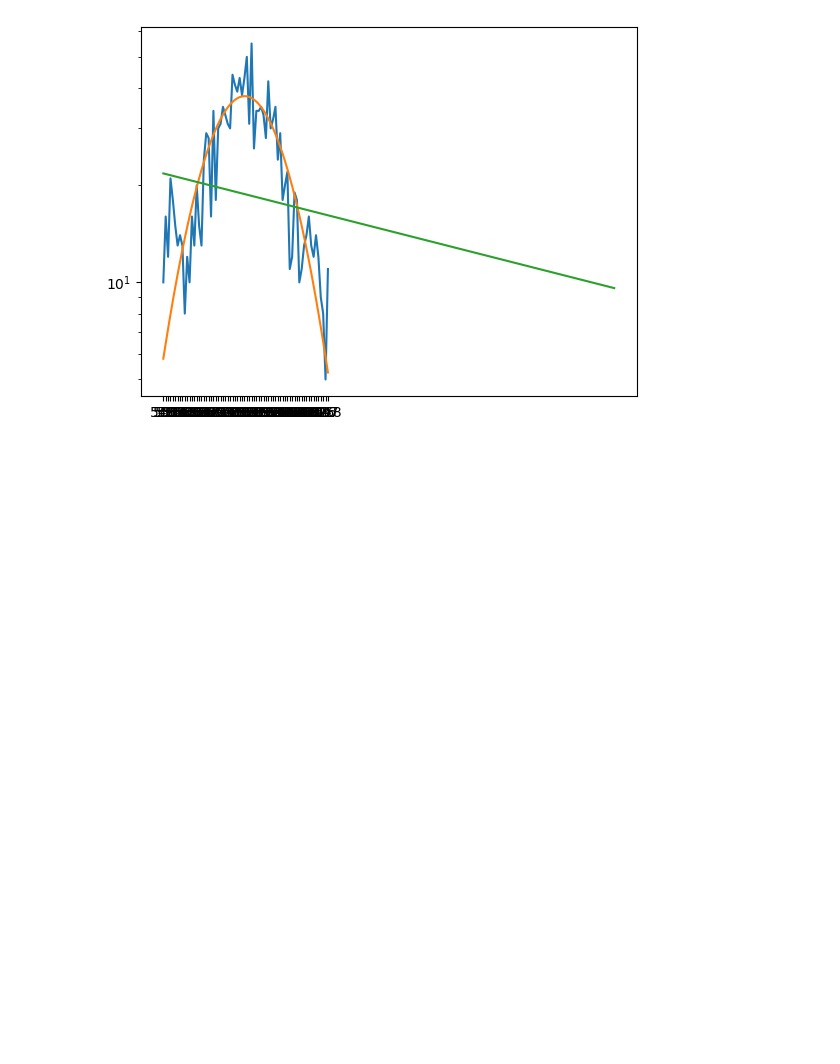
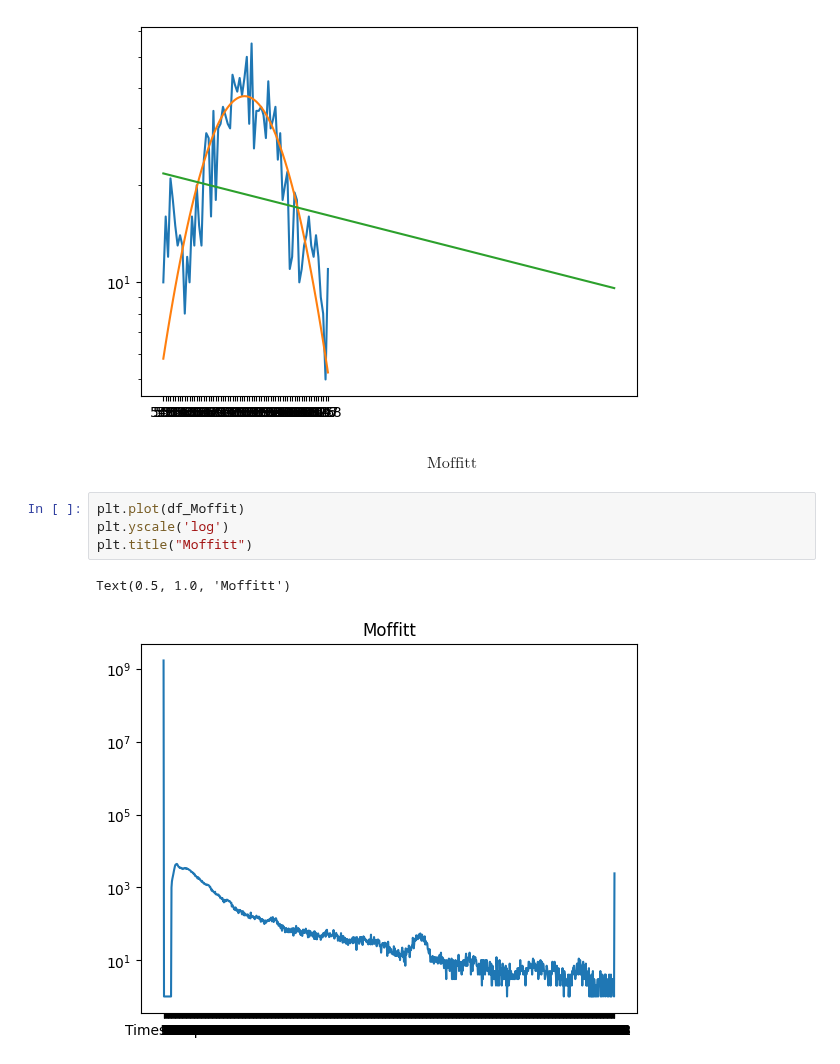
Before and after one commit to Gish-Sky/E11_LabWork, a Jupyter notebook: Spectroscopy Analysis only cs137 and u238.ipynb, the cells around one changed output. Saved outputs shown, nothing was run; the diff lists cells and outputs as text; blank space fills up the shorter version.

```diff
--- a/Spectroscopy Analysis copy.ipynb
+++ b/Spectroscopy Analysis only cs137 and u238.ipynb
@@ -889,3 +889,12 @@ print(f'number of counts for Cs137 = {definite_integral}')
   intersection_point = fsolve(intersection_function, i, args=(amplitude, mean, std, a, b))
 number of counts for Cs137 = -153.632693128289
 [figure]
+# %% [markdown]
+$$\text{Moffitt}$$
+# %%
+plt.plot(df_Moffit)
+plt.yscale('log')
+plt.title("Moffitt")
+# %% [output]
+Text(0.5, 1.0, 'Moffitt')
+[figure, added]
```
Also changed, not shown: parts of 6 cells of this notebook.
